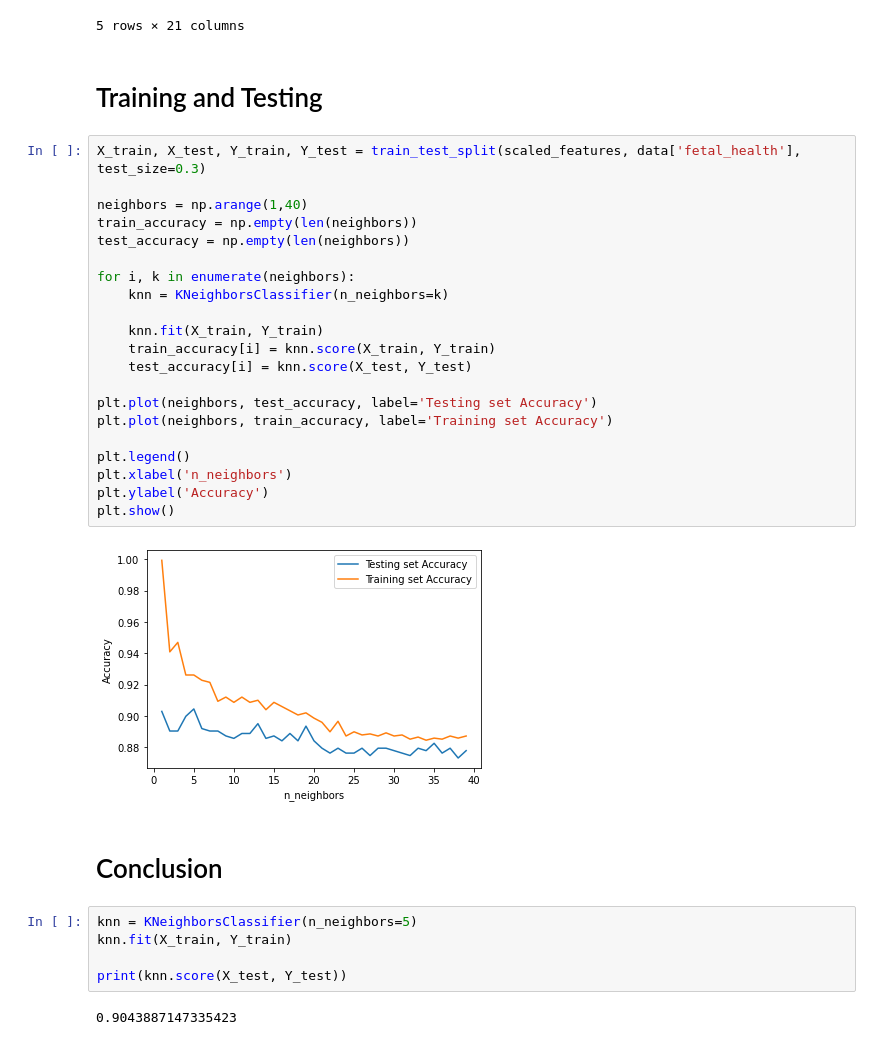
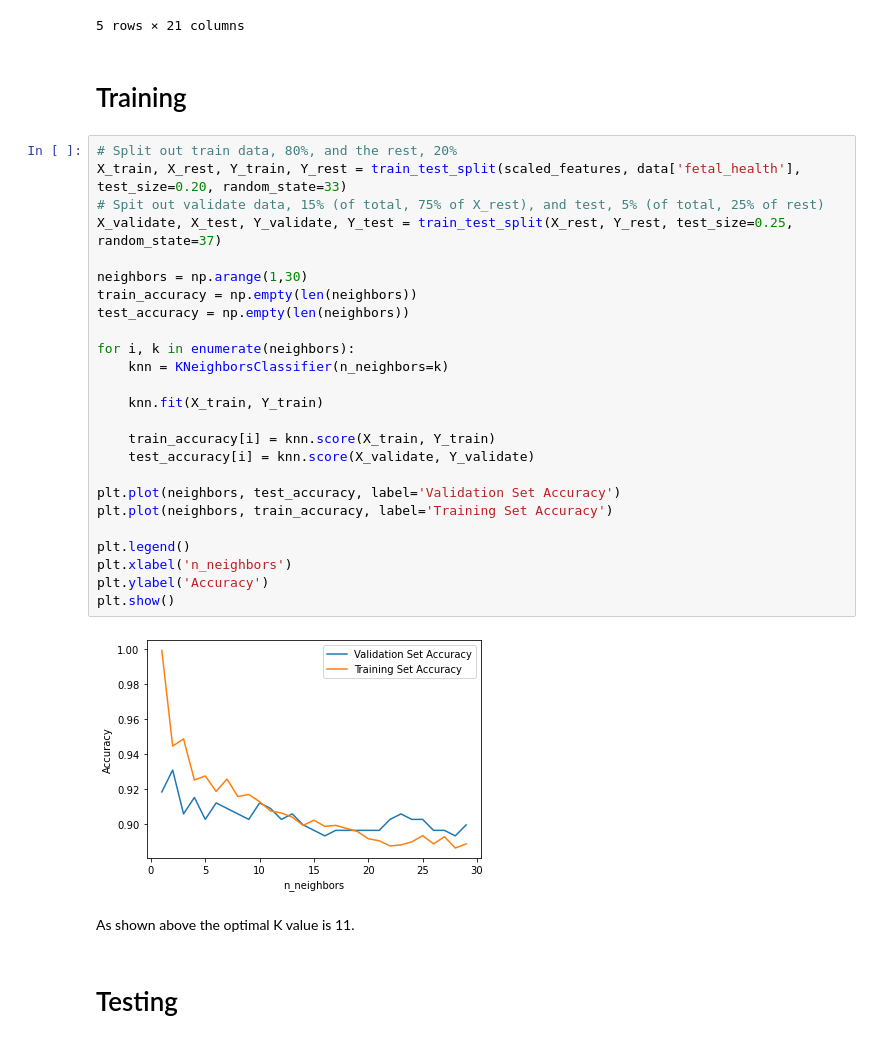
Before and after one commit to nickknapton12/BMEN415_Final_Project, a Jupyter notebook: Classification/Nick/KNN.ipynb, the cells around one changed output. Cells and saved outputs as stored; diff of their text form.

```diff
--- a/Classification/Nick/KNN.ipynb
+++ b/Classification/Nick/KNN.ipynb
@@ -51,36 +53,35 @@ data_features.head()
 | 4 | -0.132526 | 0.988886 | -0.20321 | 1.233657 | -0.638438 | ... |
 5 rows × 21 columns
 # %% [markdown]
-# Training and Testing
+# Training
 # %%
-X_train, X_test, Y_train, Y_test = train_test_split(scaled_features, data['fetal_health'], test_size=0.3)
+# Split out train data, 80%, and the rest, 20%
+X_train, X_rest, Y_train, Y_rest = train_test_split(scaled_features, data['fetal_health'], test_size=0.20, random_state=33)
+# Spit out validate data, 15% (of total, 75% of X_rest), and test, 5% (of total, 25% of rest)
+X_validate, X_test, Y_validate, Y_test = train_test_split(X_rest, Y_rest, test_size=0.25, random_state=37)
 
-neighbors = np.arange(1,40)
+neighbors = np.arange(1,30)
 train_accuracy = np.empty(len(neighbors))
 test_accuracy = np.empty(len(neighbors))
 
 for i, k in enumerate(neighbors):
     knn = KNeighborsClassifier(n_neighbors=k)
 
     knn.fit(X_train, Y_train)
+
     train_accuracy[i] = knn.score(X_train, Y_train)
-    test_accuracy[i] = knn.score(X_test, Y_test)
+    test_accuracy[i] = knn.score(X_validate, Y_validate)
 
-plt.plot(neighbors, test_accuracy, label='Testing set Accuracy')
-plt.plot(neighbors, train_accuracy, label='Training set Accuracy')
+plt.plot(neighbors, test_accuracy, label='Validation Set Accuracy')
+plt.plot(neighbors, train_accuracy, label='Training Set Accuracy')
 
 plt.legend()
 plt.xlabel('n_neighbors')
 plt.ylabel('Accuracy')
 plt.show()
 # %% [output]
-[figure, old version]
+[figure, new version]
+# %% [markdown]
+As shown above the optimal K value is 11.
 # %% [markdown]
-# Conclusion
+# Testing
-# %%
-knn = KNeighborsClassifier(n_neighbors=5)
-knn.fit(X_train, Y_train)
-
-print(knn.score(X_test, Y_test))
-# %% [output]
-0.9043887147335423
```
Also changed, not shown: parts of 3 cells of this notebook, 1 other file.
